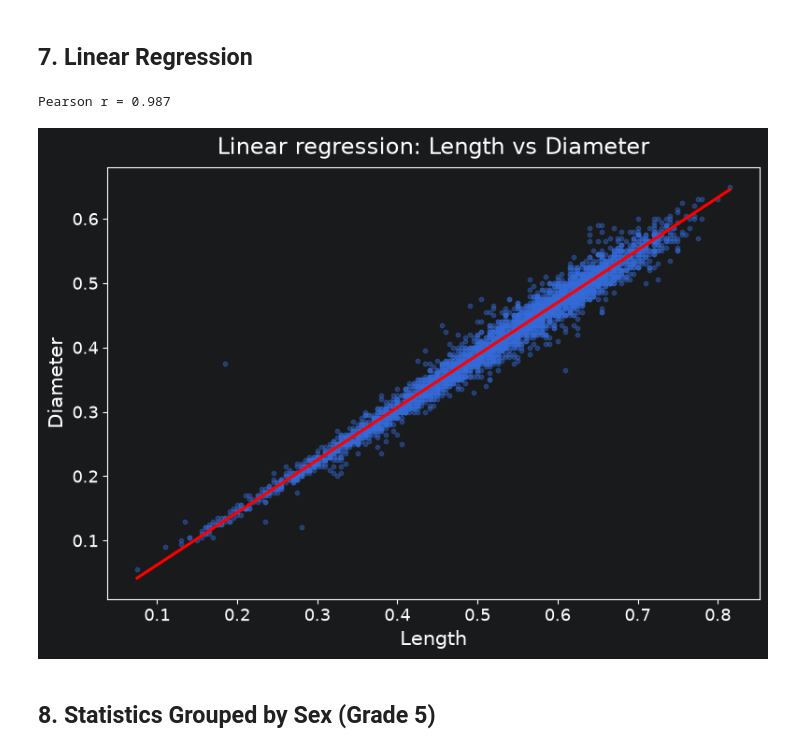
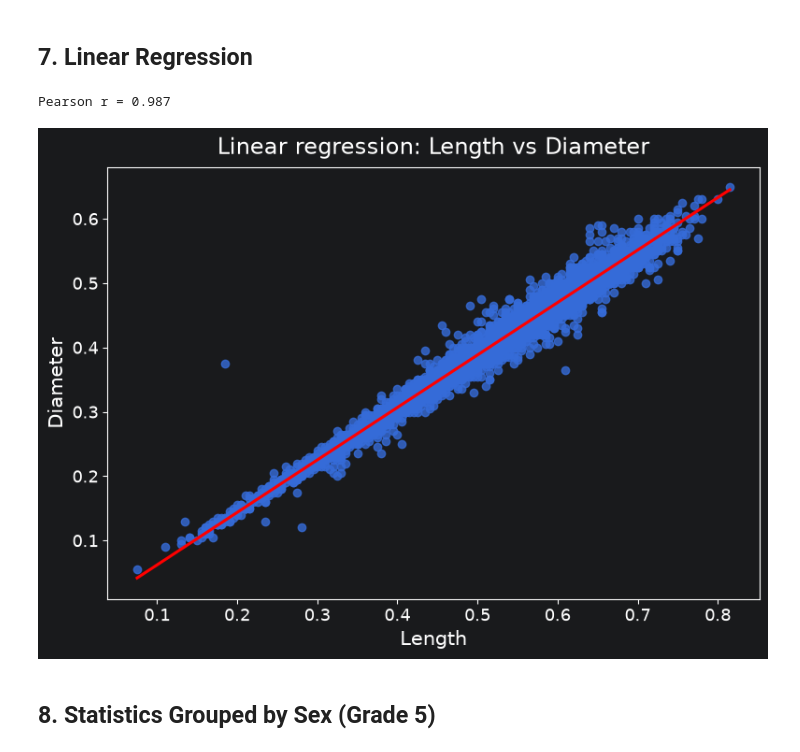
Before and after one commit to JakubRudy/programming-in-python, a Jupyter notebook: Assignment1/zadanie1.ipynb, the cells around one changed output. Cells and saved outputs as stored; diff of their text form; code cells hidden in the pictures.

```diff
--- a/Assignment1/zadanie1.ipynb
+++ b/Assignment1/zadanie1.ipynb
@@ -154,20 +153,19 @@ plt.show()
 # %%
 x, y = "Length", "Diameter"
 print(f"Pearson r = {corr.loc[x, y]:.3f}")
 
 plt.figure(figsize=(9, 6))
 sns.regplot(
     data=df,
     x=x,
     y=y,
-    scatter_kws={"s": 10, "alpha": 0.4},
     line_kws={"color": "red"},
 )
 plt.title(f"Linear regression: {x} vs {y}")
 plt.show()
 # %% [output]
 Pearson r = 0.987
-[figure, old version]
+[figure, new version]
 # %% [markdown]
 ## 8. Statistics Grouped by Sex (Grade 5)
 # %%
```
Also changed, not shown: parts of 2 cells of this notebook.
